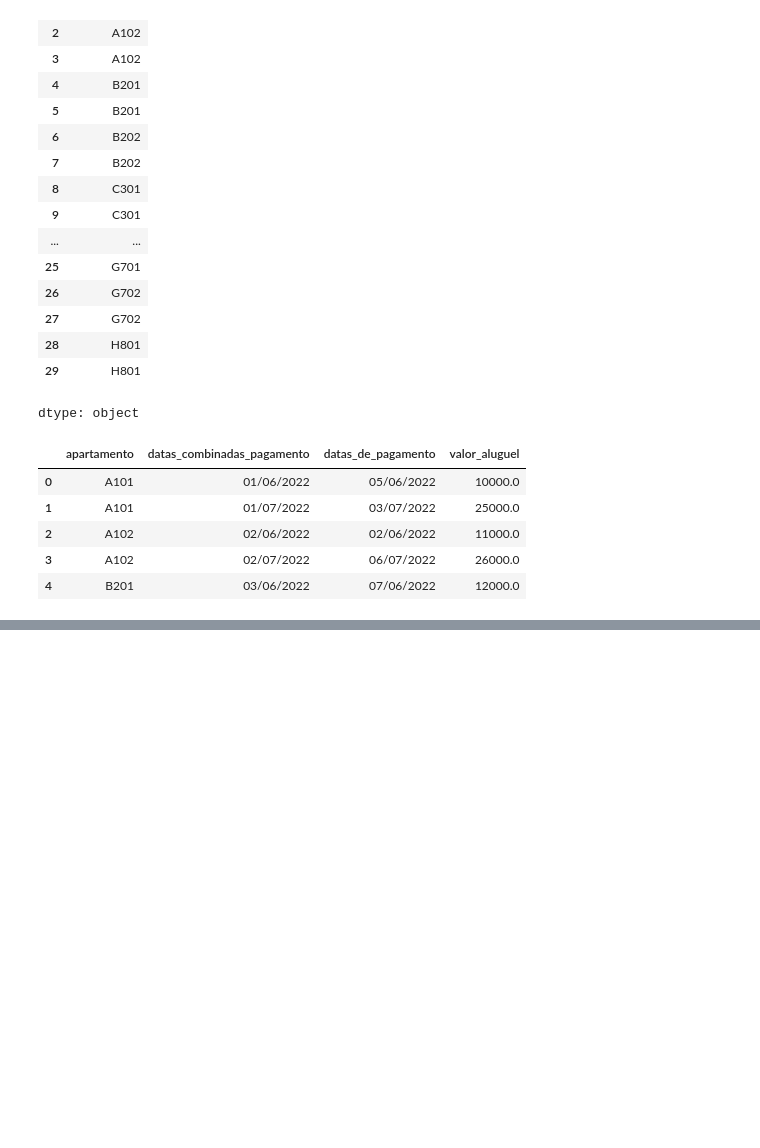
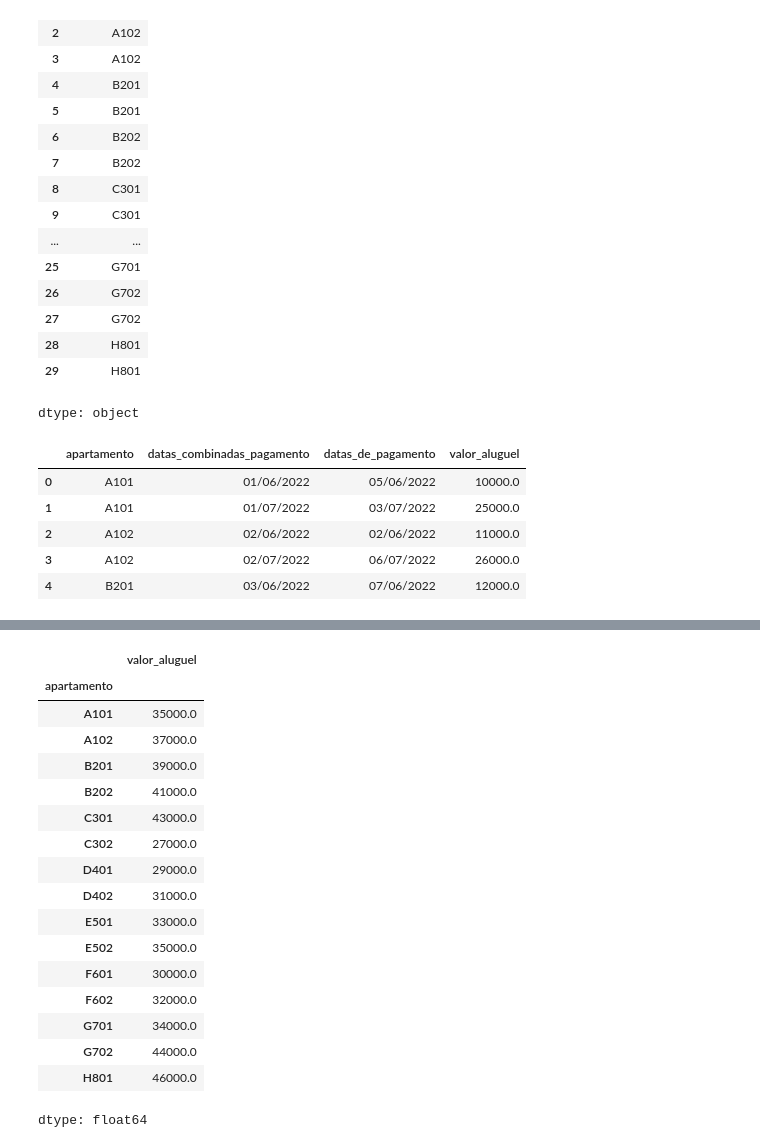
Before and after one commit to Daimond92/python_data_science, a Jupyter notebook: Pandas _tratar_manipular_datos.ipynb, the cells around one changed output, grey strips where cells are left out. Saved outputs shown, nothing was run; the diff lists cells and outputs as text; code cells hidden in the pictures; blank space fills up the shorter version.

```diff
--- a/Pandas _tratar_manipular_datos.ipynb
+++ b/Pandas _tratar_manipular_datos.ipynb
@@ -778,0 +1023,4 @@ datos_desafio_2.head()
+# %%
+datos_desafio_2['datas_combinadas_pagamento'] = pd.to_datetime(datos_desafio_2['datas_combinadas_pagamento'], format='%d/%m/%Y')
+# %%
+datos_desafio_2['datas_de_pagamento'] = pd.to_datetime(datos_desafio_2['datas_de_pagamento'], format='%d/%m/%Y')
@@ -778,0 +1050,23 @@ datos_desafio_2.head()
+# %%
+valor_retraso = datos_desafio_2.groupby(['apartamento'])['valor_aluguel'].sum()
+# %%
+valor_retraso
+# %% [output]
+|  | valor_aluguel |
+| apartamento |  |
+| A101 | 35000.0 |
+| A102 | 37000.0 |
+| B201 | 39000.0 |
+| B202 | 41000.0 |
+| C301 | 43000.0 |
+| C302 | 27000.0 |
+| D401 | 29000.0 |
+| D402 | 31000.0 |
+| E501 | 33000.0 |
+| E502 | 35000.0 |
+| F601 | 30000.0 |
+| F602 | 32000.0 |
+| G701 | 34000.0 |
+| G702 | 44000.0 |
+| H801 | 46000.0 |
+dtype: float64
```
Also changed, not shown: parts of 37 cells of this notebook.
